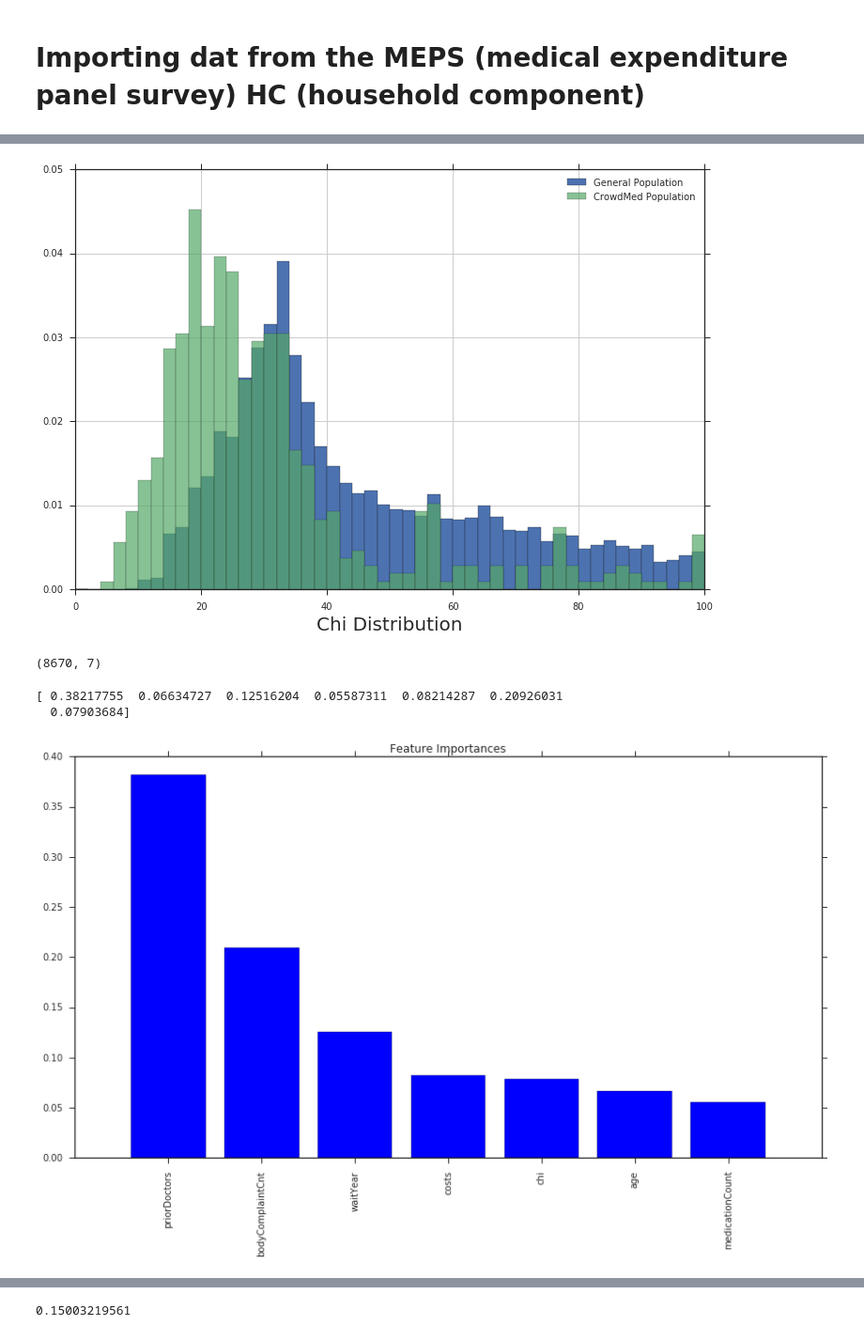
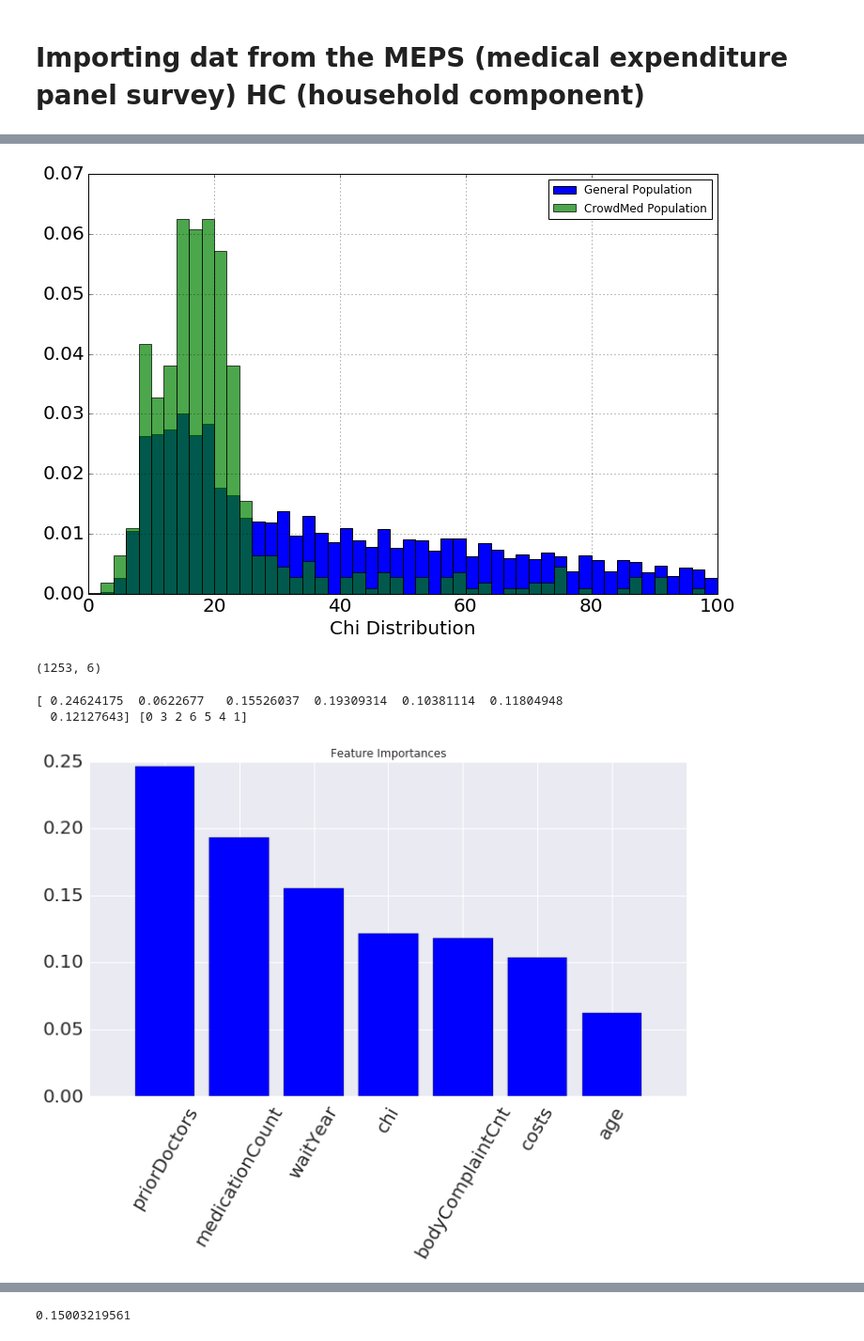
Before and after one commit to mhaytmyr/Insight, a Jupyter notebook: Week4.ipynb, the cells around one changed output, grey strips where cells are left out. Shown: that part at 94% size. Saved outputs shown, nothing was run; the diff lists cells and outputs as text; code cells hidden in the pictures.

```diff
--- a/Week4.ipynb
+++ b/Week4.ipynb
@@ -236,7 +234,7 @@ sickness = {'HIBPDX':'HIBPAGED','CHDDX':'CHDAGED','ANGIDX':'ANGIAGED','MIDX':'MI
 #for keys in ['HIBPDX','CHDDX','ANGIDX','MIDX','OHRTDX','STRKDX','EMPHDX','CHOLDX','DIABDX','ARTHDX','ASTHDX']:
 for key in sickness:
     control[key] = control[key].apply(lambda x: 0 if int(x)!=1 else 1)
-    #control[sickness[key]] = control[sickness[key]].apply(lambda x: None if int(x)<0 else x)
+    control[sickness[key]] = control[sickness[key]].apply(lambda x: None if int(x)<0 else x)
     genPop['bodyComplaintCnt']+=control[key]
     #find years sick
     genPop[sickness[key]] = control[sickness[key]]
@@ -321,28 +319,28 @@ plt.show()
 # %%
-from pylab import *
-from scipy.optimize import curve_fit
-import scipy.stats, math
 
 #now calculate chi distribution
 ageMean = allMerged['age'].mean()
 medCountMean = allMerged['medicationCount'].mean()
 waitMean = allMerged['waitYear'].mean()
 complaintMean = allMerged['bodyComplaintCnt'].mean()
-#print(waitMean)
 doctorMean = allMerged['priorDoctors'].mean()
 
+#print("ageMean={} \n medCountMean={}\n waitMean={} \n complaintMean={} \ndoctorMean={}".format(ageMean,medCountMean,waitMean,complaintMean,doctorMean))
+
 allMerged['chi'] = np.sqrt((allMerged['age']-ageMean)**2/10+(allMerged['medicationCount']-medCountMean)**2 \
-                                 +10*(allMerged['waitYear']-waitMean)**2+20*(allMerged['priorDoctors']-doctorMean)**2\
+                                 +10*(allMerged['waitYear']-waitMean)**2+(allMerged['priorDoctors']-doctorMean)**2\
                                  +(allMerged['bodyComplaintCnt']-complaintMean)**2)
 
-genPop['chi'] = np.sqrt((bkg['age']-ageMean)**2/10+(bkg['medicationCount']-medCountMean)**2 \
-                                 +10*(bkg['waitYear']-waitMean)**2+20*(bkg['priorDoctors']-doctorMean)**2\
-                                 +(bkg['bodyComplaintCnt']-complaintMean)**2)
+genPop['chi'] = np.sqrt((genPop['age']-ageMean)**2/10+(genPop['medicationCount']-medCountMean)**2 \
+                                 +10*(genPop['waitYear']-waitMean)**2+(genPop['priorDoctors']-doctorMean)**2\
+                                 +(genPop['bodyComplaintCnt']-complaintMean)**2)
 
-ax = bkg.ix[:,'chi'].hist(bins=50,range=[0,100],label='General Population',figsize=(12,8), normed=True)
+ax = genPop.ix[:,'chi'].hist(bins=50,range=[0,100],label='General Population',figsize=(12,8), normed=True)
 ax.set_xlabel('Chi Distribution',fontsize=20)
-bins,chiData,_ = hist(allMerged['chi'], bins=50, range=[0,100], label='CrowdMed Population',alpha=0.7, normed=True)
-legend()
+bins,chiData,_ = plt.hist(allMerged['chi'], bins=50, range=[0,100], label='CrowdMed Population',alpha=0.7, normed=True)
+plt.tick_params(axis='both', which='major', labelsize=20)
+plt.tick_params(axis='both', which='minor', labelsize=50)
+plt.legend()
 
 '''
 def gauss(x,mu,sigma,A):
@@ -359,10 +357,11 @@ print("Null:{} alternative: {} and LogLikelihhod:{}".format(null,alternate, null
 
 plt.savefig('chiDistribution.png')
 # %% [output]
-[figure, old version]
+[figure, new version]
 # %%
 #Training features
-features = ['priorDoctors','age','waitYear','medicationCount','costs','rating','bodyComplaintCnt','chi'
+features = ['priorDoctors','age','waitYear','medicationCount','costs','rating','bodyComplaintCnt',
+            #'chi',
             #'male','female',
             #'caucasian','other','jewish','hispanic','africanamerican',
             #'amountRefunded','amountPaid','id','activityPercentile','allocatedMD',
@@ -380,29 +379,45 @@ bkg = genPop[features]
 mergedDF = pd.concat([data,bkg])
 
 #data = pd.concat([cleaned,controlData])
-X,y1 = mergedDF[features].drop(['rating'],axis=1), mergedDF['rating']
+X_new,y_new = mergedDF[features].drop(['rating'],axis=1), mergedDF['rating']
-# %% [output]
-(8670, 7)
+# %%
+from imblearn.under_sampling import ClusterCentroids
+from imblearn.under_sampling import RandomUnderSampler
+from imblearn.over_sampling import RandomOverSampler
+
+ros = RandomOverSampler()
+rus = RandomUnderSampler(ratio=0.8)
+import seaborn as sns
+sns.set()
+X, y = rus.fit_sample(X_new, y_new)
+X.shape
+# %% [output]
+(1253, 6)
 # %%
 from sklearn.ensemble import RandomForestClassifier
+import numpy as np
+from pylab import *
+from scipy.optimize import curve_fit
+import scipy.stats, math
 
-feat_labels = X.columns
-forest = RandomForestClassifier(n_estimators=10000,random_state=0,n_jobs=-1)
-forest.fit(X, y1)
+feat_labels = X_new.columns
+forest = RandomForestClassifier(n_estimators=5000,random_state=0,n_jobs=-1)
+forest.fit(X, y)
 importances = forest.feature_importances_
 indices = np.argsort(importances)[::-1]
 
-print(importances)
-fig = plt.figure(figsize=(12,8))
+print(importances,  indices)
+fig = plt.figure(figsize=(10,8))
 plt.title('Feature Importances')
 plt.bar(range(X.shape[1]), importances[indices],color='Blue', align='center')
-plt.xticks(range(X.shape[1]), feat_labels[indices], rotation=90)
+plt.xticks(range(X.shape[1]), feat_labels[indices], rotation=60)
 plt.xlim([-1, X.shape[1]])
-#ax.xlabel(fontsize=18)
+plt.tick_params(axis='both', which='major', labelsize=20)
+plt.tick_params(axis='both', which='minor', labelsize=20)
 plt.tight_layout()
 plt.show()
-fig.savefig('featureImportance.pdf')
+#fig.savefig('featureImportance.png')
 # %% [output]
-[ 0.38217755  0.06634727  0.12516204  0.05587311  0.08214287  0.20926031
-  0.07903684]
+[ 0.24624175  0.0622677   0.15526037  0.19309314  0.10381114  0.11804948
+  0.12127643] [0 3 2 6 5 4 1]
-[figure, old version]
+[figure, new version]
```
Also changed, not shown: parts of 9 cells of this notebook.
